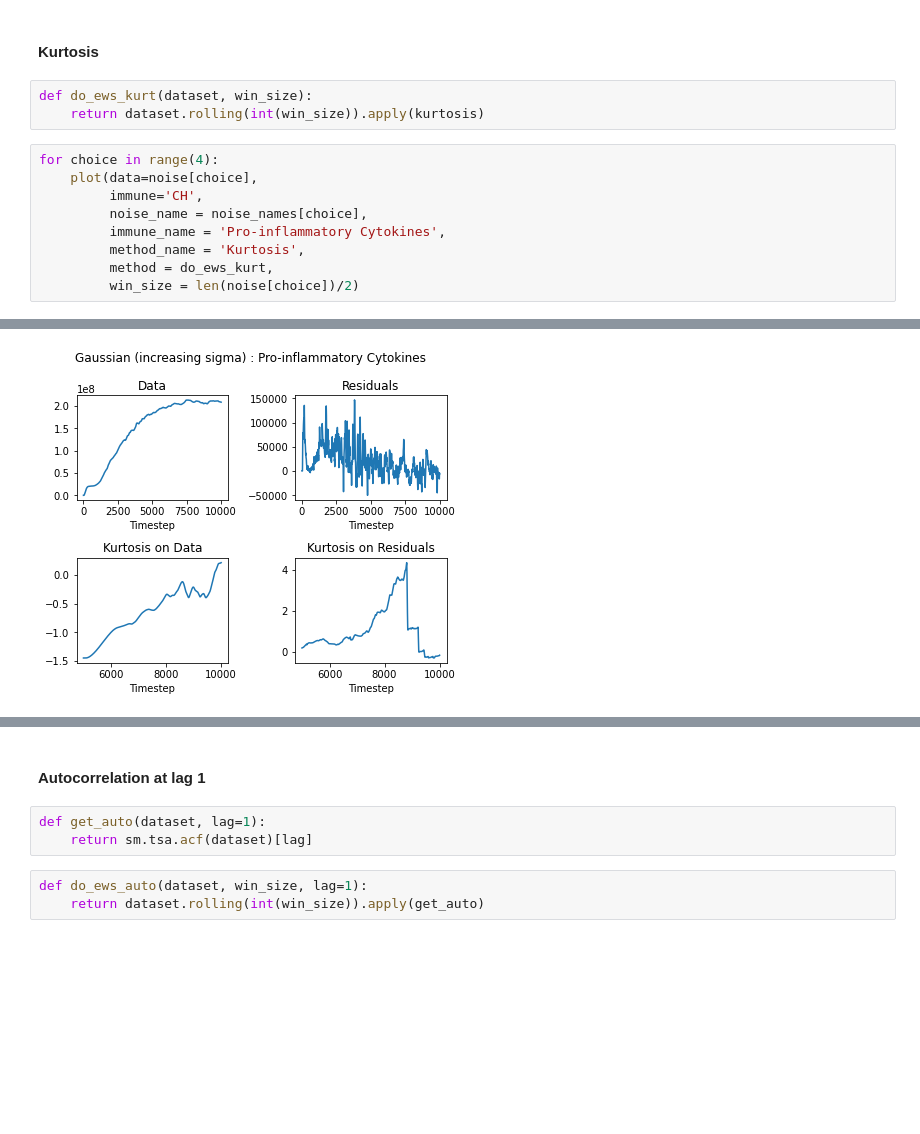
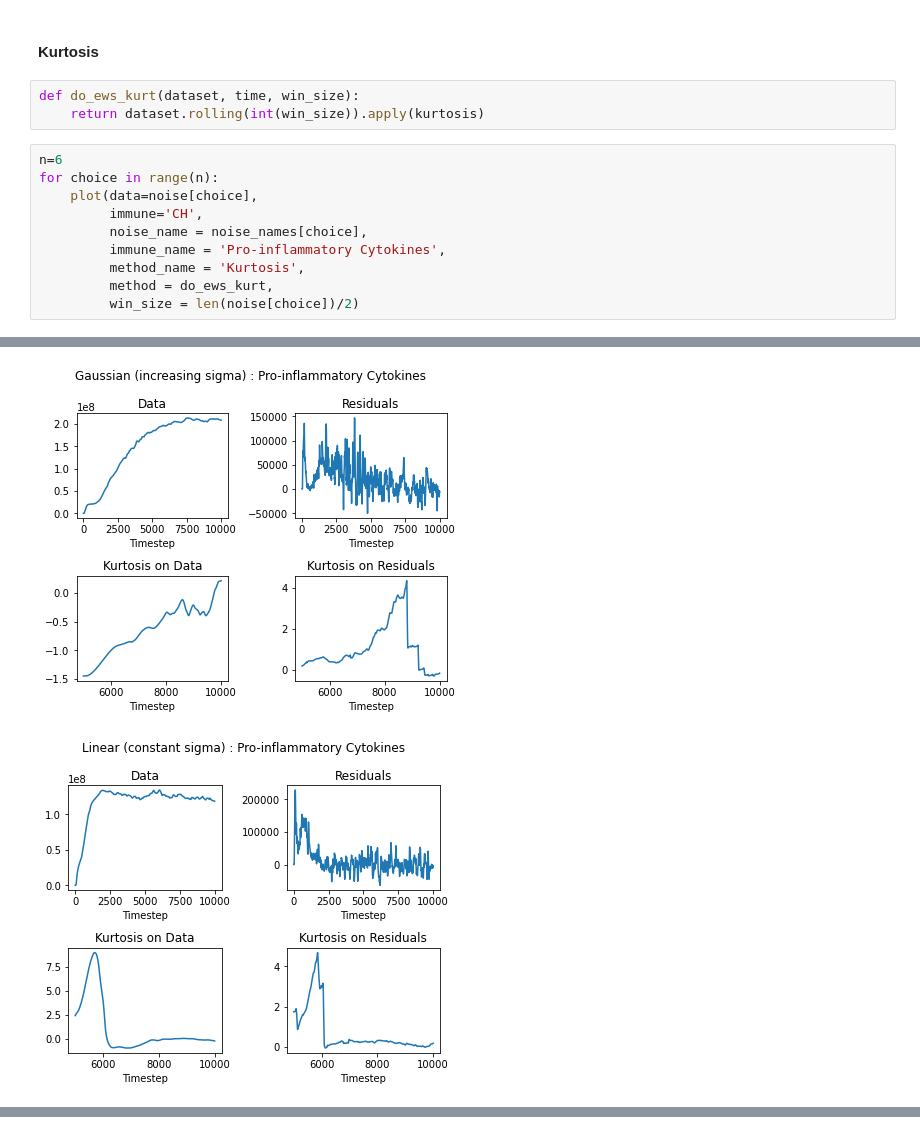
Before and after one commit to UvaCsl/immune-ct, a Jupyter notebook: Part III - EWS.ipynb, the cells around one changed output, grey strips where cells are left out. Cells and saved outputs as stored; diff of their text form; blank space fills up the shorter version.

```diff
--- a/Part III - EWS.ipynb
+++ b/Part III - EWS.ipynb
@@ -136,19 +140,21 @@ for choice in range(4):
 # %% [markdown]
 #### Kurtosis
 # %%
-def do_ews_kurt(dataset, win_size):
+def do_ews_kurt(dataset, time, win_size):
     return dataset.rolling(int(win_size)).apply(kurtosis)
 # %%
-for choice in range(4):
+n=6
+for choice in range(n):
     plot(data=noise[choice],
          immune='CH',
          noise_name = noise_names[choice],
          immune_name = 'Pro-inflammatory Cytokines',
          method_name = 'Kurtosis',
          method = do_ews_kurt,
          win_size = len(noise[choice])/2)
 # %% [output]
 [figure]
 [figure]
 [figure]
 [figure]
+[figure, added]
@@ -155,8 +161,0 @@ for choice in range(4):
-# %% [markdown]
-#### Autocorrelation at lag 1
-# %%
-def get_auto(dataset, lag=1):
-    return sm.tsa.acf(dataset)[lag]
-# %%
-def do_ews_auto(dataset, win_size, lag=1):
-    return dataset.rolling(int(win_size)).apply(get_auto)
```
Also changed, not shown: parts of 29 cells of this notebook, 3 other files.
